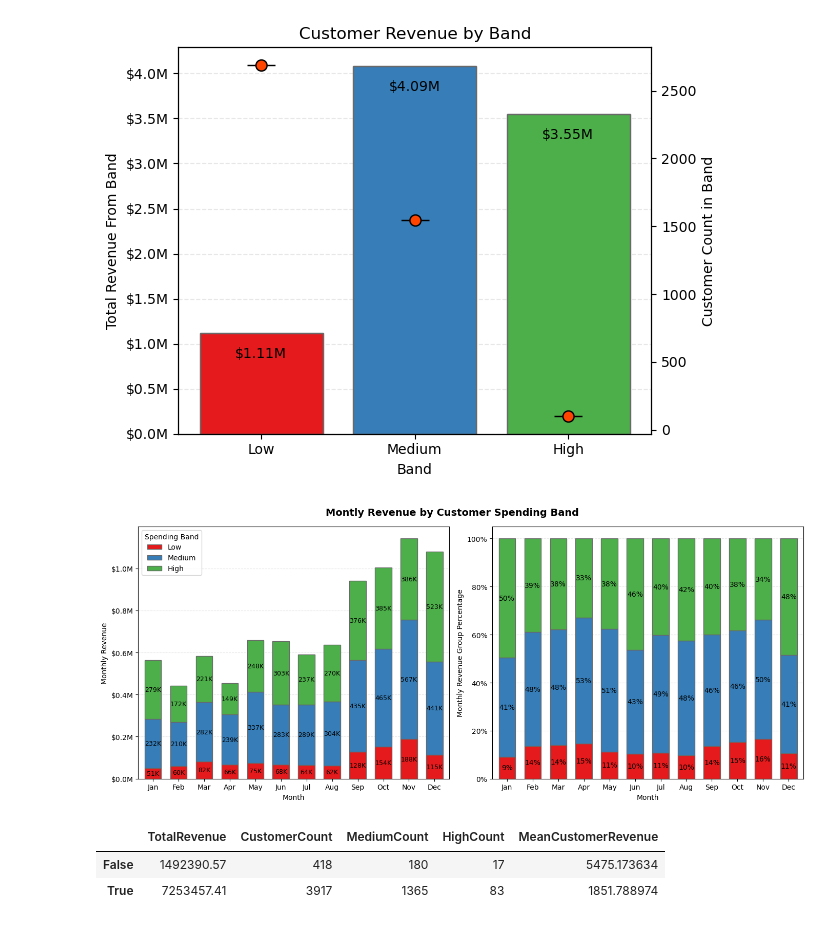
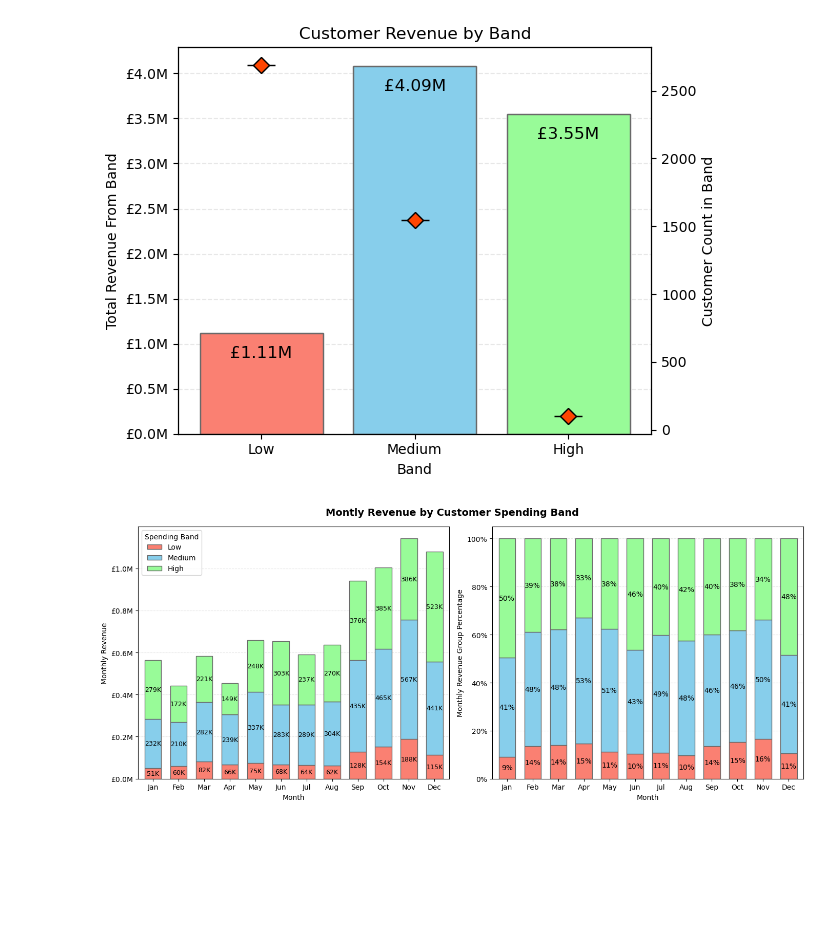
Before and after one commit to EdwardHowell627/Python_Online_Sales_Analysis, a Jupyter notebook: analysis/2_customers.ipynb, the cells around one changed output. Drawn from its saved outputs; the diff is of its cells as text; code cells hidden in the pictures; blank space fills up the shorter version.

Commit message:
finished graphs, replace $ with pound symbol

```diff
--- a/analysis/2_customers.ipynb
+++ b/analysis/2_customers.ipynb
@@ -53,11 +53,12 @@ fig, ax1 = plt.subplots()
 
 # Bar
 colors = plt.cm.Set1(range(3))
+colors = ['salmon', 'skyblue', 'palegreen']
 bar1 = ax1.bar(x=spending_band_sums.index, height=spending_band_sums, color=colors, edgecolor='dimgray')
-ax1.yaxis.set_major_formatter(FuncFormatter(lambda y, _: f'${y/1000000:.1f}M'))
+ax1.yaxis.set_major_formatter(FuncFormatter(lambda y, _: f'£{y/1000000:.1f}M'))
 ax1.grid(axis='y', ls='--', alpha=0.3)
 ax1.set_axisbelow(True)
-ax1.bar_label(bar1, [f'${x/1000000:.2f}M' for x in spending_band_sums], padding=-20)
+ax1.bar_label(bar1, [f'£{x/1000000:.2f}M' for x in spending_band_sums], padding=-20, fontsize='12')
 ax1.set_ylabel('Total Revenue From Band')
 ax1.set_xlabel('Band')
 ax1.set_title('Customer Revenue by Band')
@@ -66,14 +67,14 @@ ax1.set_title('Customer Revenue by Band')
 # Points
 ax2 = ax1.twinx()
 ax2.plot(spending_band_counts, marker='_', color='orangered', linestyle='None', markeredgecolor='black', ms=20)
-ax2.plot(spending_band_counts, marker='o', color='orangered', linestyle='None', markeredgecolor='black', ms=8)
-labels1 =  [f'${x/1000000:.2f}M' for x in spending_band_sums]
+ax2.plot(spending_band_counts, marker='D', color='orangered', linestyle='None', markeredgecolor='black', ms=8)
+labels1 =  [f'£{x/1000000:.2f}M' for x in spending_band_sums]
 ax2.set_ylabel('Customer Count in Band')
 
 # Finish
 fig.tight_layout()
 # %% [output]
-[figure, old version]
+[figure, new version]
 # %%
 # Setup
 month_revenue = df.groupby(['InvoiceMonth','SpendingBand'], observed=True)['TotalPrice'].sum().unstack(fill_value=0)
@@ -83,8 +84,10 @@ fig, ax = plt.subplots(1,2)
 fig.set_size_inches(14,6)
 
 # Revenue Bars
+colors = plt.cm.Set1(range(3))
+colors = ['salmon', 'skyblue', 'palegreen']
 month_revenue.plot(ax=ax[0], kind='bar', stacked=True, color=colors, edgecolor='dimgray', width=0.65)
-ax[0].yaxis.set_major_formatter(FuncFormatter(lambda x, _: f'${x/1000000:.1f}M'))
+ax[0].yaxis.set_major_formatter(FuncFormatter(lambda x, _: f'£{x/1000000:.1f}M'))
 ax[0].grid(axis='y', linestyle='--', alpha=0.3)
 ax[0].set_axisbelow(True)
 ax[0].set_xlabel('Month')
@@ -94,42 +97,37 @@ fig.suptitle('Montly Revenue by Customer Spending Band', fontsize=14, fontweight
 for container in ax[0].containers:
     ax[0].bar_label(
         container,
         fmt=lambda x: f'{x/1000:.0f}K',
         label_type='center',
         fontsize=9,
         color='black'
     )
-ax[0].set_xticklabels([
-    'Jan', 'Feb', 'Mar', 'Apr', 'May', 'Jun',
-    'Jul', 'Aug', 'Sep', 'Oct', 'Nov', 'Dec'
-])
+months = ['Jan', 'Feb', 'Mar', 'Apr', 'May', 'Jun', 'Jul', 'Aug', 'Sep', 'Oct', 'Nov', 'Dec']
+ax[0].set_xticklabels(months)
 ax[0].tick_params(rotation=0)
 
 
 # Percentage Bars
 month_revenue_percent.plot(ax=ax[1], kind='bar', stacked=True, color=colors, edgecolor='dimgray', legend=False, width=0.65)
 ax[1].yaxis.set_major_formatter(FuncFormatter(lambda x, _: f'{x*100:.0f}%'))
 ax[1].grid(axis='y', linestyle='--', alpha=0.3)
 ax[1].set_axisbelow(True)
 ax[1].set_xlabel('Month')
 ax[1].set_ylabel('Monthly Revenue Group Percentage')
 for container in ax[1].containers:
     ax[1].bar_label(
         container,
         fmt=lambda x: f'{x*100:.0f}%',
         label_type='center',
         fontsize=10,
         color='black'
     )
-ax[1].set_xticklabels([
-    'Jan', 'Feb', 'Mar', 'Apr', 'May', 'Jun',
-    'Jul', 'Aug', 'Sep', 'Oct', 'Nov', 'Dec'
-])
+ax[1].set_xticklabels(months)
 ax[1].tick_params(rotation=0)
 # Finish
 fig.tight_layout()
 # %% [output]
-[figure, old version]
+[figure, new version]
 # %%
 country_group = customers_group.groupby('Country', observed=True)['TotalSpending'].agg(TotalRevenue='sum', CustomerCount='count')
 band_counts = customers_group.groupby(['Country', 'SpendingBand'], observed=True)['SpendingBand'].count().unstack(fill_value=0)
@@ -145,6 +143,0 @@ uk_group = country_group.groupby(country_group.index=='United Kingdom', observed
-# %%
-uk_group
-# %% [output]
-|  | TotalRevenue | CustomerCount | MediumCount | HighCount | MeanCustomerRevenue |
-| False | 1492390.57 | 418 | 180 | 17 | 5475.173634 |
-| True | 7253457.41 | 3917 | 1365 | 83 | 1851.788974 |
```
Also changed, not shown: parts of 2 cells of this notebook, 1 other file.
